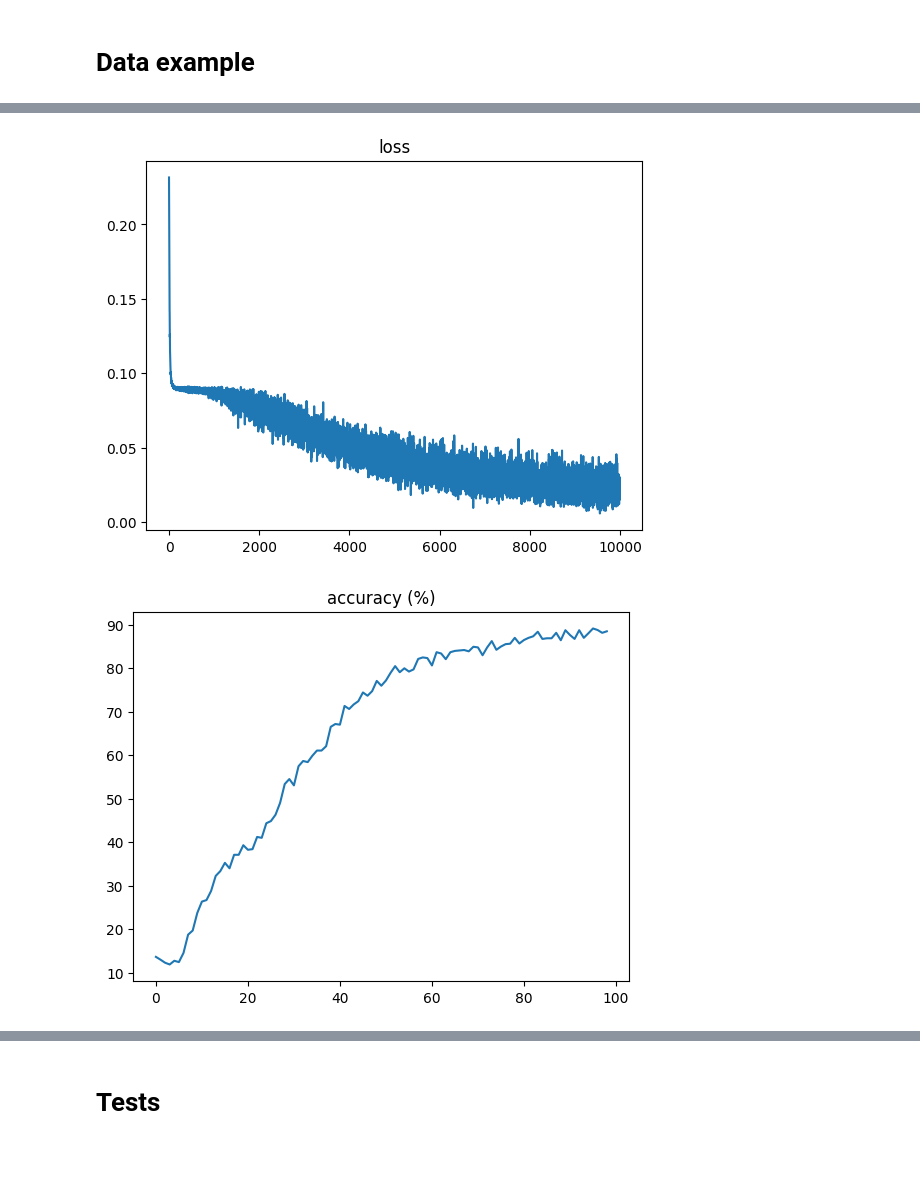
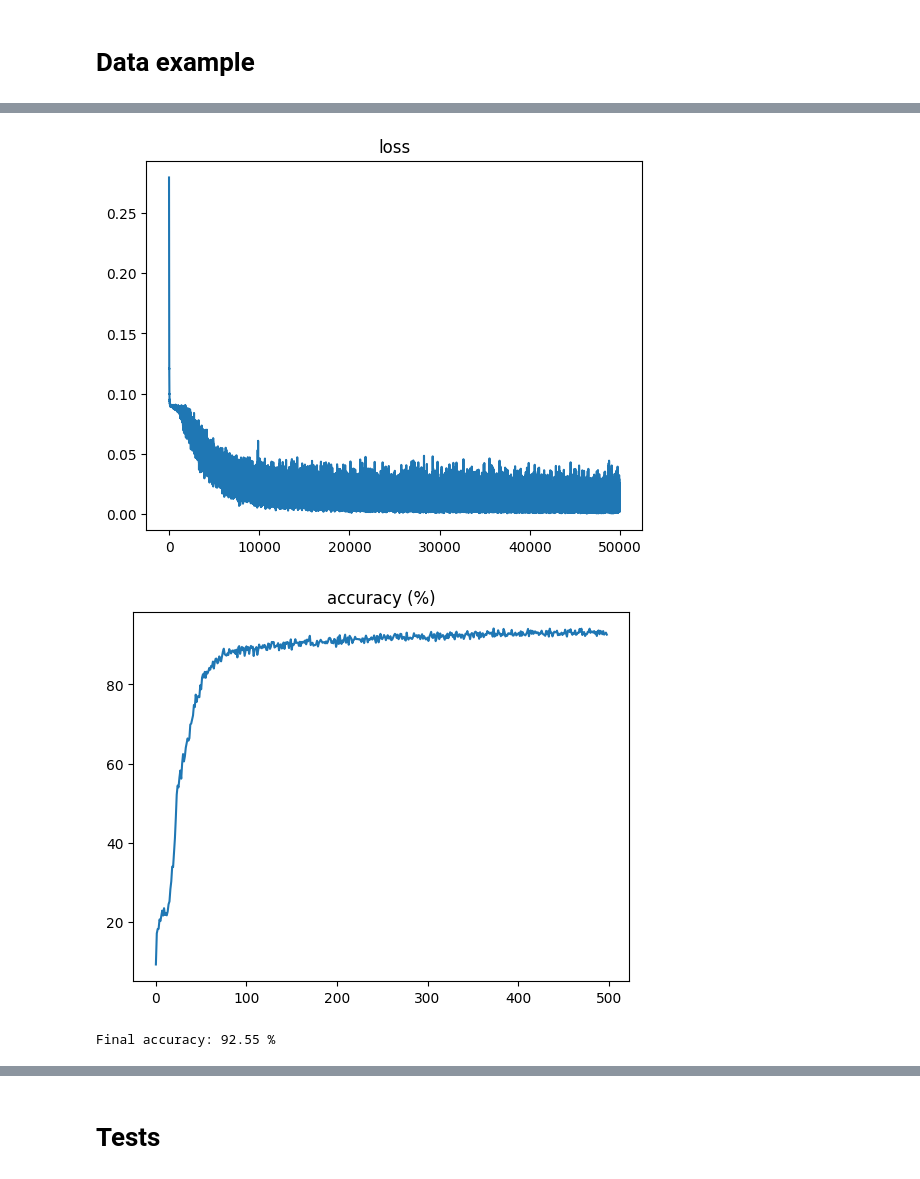
Before and after one commit to TobiasGOAT/firstgroup, a Jupyter notebook: notebooks/FNN.ipynb, the cells around one changed output, grey strips where cells are left out. Saved outputs shown, nothing was run; the diff lists cells and outputs as text; code cells hidden in the pictures.

```diff
--- a/notebooks/FNN.ipynb
+++ b/notebooks/FNN.ipynb
@@ -415,25 +498,27 @@ class Trainer:
 # %%
 
-epochs = 10000 #10000
+epochs = 50000 #10000
 batch_size = 20 #64
 input_size = 784
 hidden_size = [30]*2
 
 nn = NeuralNetwork(input_size, hidden_size, 10, "sigmoid")
 
 tran = Trainer(epochs,batch_size)
 
 nn = tran.train(nn)
 
 plt.plot([i for i in range(len(tran._loss_list))], tran._loss_list)
 plt.title("loss")
 plt.show()
 acc = []
 for i in range(0, epochs-100, 100):
     acc.append(np.sum(tran._guess[i:i+100]))
 plt.plot([i for i in range(len(acc))], acc)
 plt.title("accuracy (%)")
 plt.show()
+print("Final accuracy:", acc[-1], "%")
 # %% [output]
-[figure, old version]
+[figure, new version]
-[figure, old version]
+[figure, new version]
+Final accuracy: 92.55 %
```
Also changed, not shown: parts of 8 cells of this notebook.
